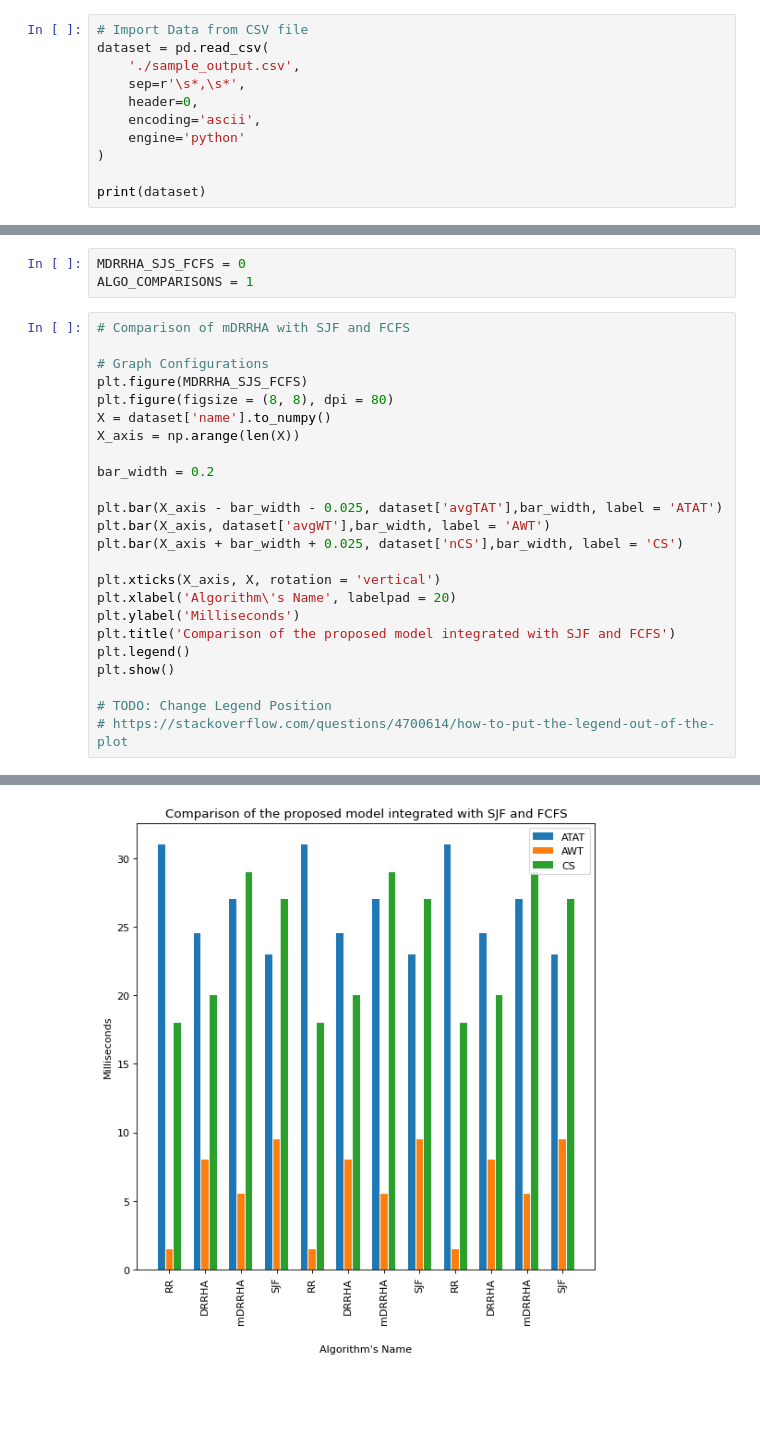
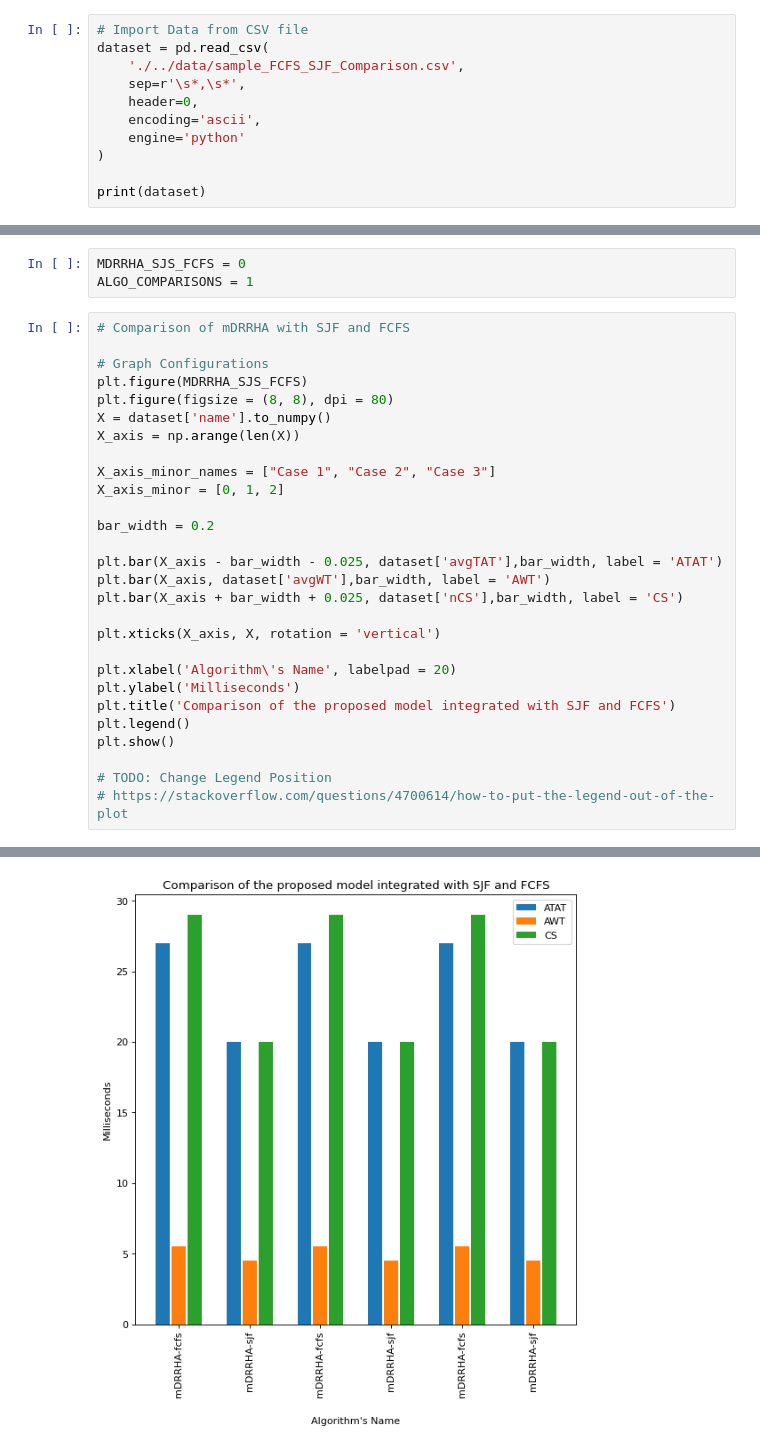
Before and after one commit to Bhaikko/mdrrha, a Jupyter notebook: src/graph_handler.ipynb, the cells around one changed output, grey strips where cells are left out. Cells and saved outputs as stored; diff of their text form; blank space fills up the shorter version.

```diff
--- a/src/graph_handler.ipynb
+++ b/src/graph_handler.ipynb
@@ -8,7 +8,7 @@ import matplotlib.pyplot as plt
 # %%
 # Import Data from CSV file
 dataset = pd.read_csv(
-    './sample_output.csv',
+    './../data/sample_FCFS_SJF_Comparison.csv',
     sep=r'\s*,\s*',
     header=0,
     encoding='ascii',
@@ -36,27 +30,31 @@ ALGO_COMPARISONS = 1
 # %%
 # Comparison of mDRRHA with SJF and FCFS
 
 # Graph Configurations
 plt.figure(MDRRHA_SJS_FCFS)
 plt.figure(figsize = (8, 8), dpi = 80)
 X = dataset['name'].to_numpy()
 X_axis = np.arange(len(X))
 
+X_axis_minor_names = ["Case 1", "Case 2", "Case 3"]
+X_axis_minor = [0, 1, 2]
+
 bar_width = 0.2
 
 plt.bar(X_axis - bar_width - 0.025, dataset['avgTAT'],bar_width, label = 'ATAT')
 plt.bar(X_axis, dataset['avgWT'],bar_width, label = 'AWT')
 plt.bar(X_axis + bar_width + 0.025, dataset['nCS'],bar_width, label = 'CS')
 
 plt.xticks(X_axis, X, rotation = 'vertical')
+
 plt.xlabel('Algorithm\'s Name', labelpad = 20)
 plt.ylabel('Milliseconds')
 plt.title('Comparison of the proposed model integrated with SJF and FCFS')
 plt.legend()
 plt.show()
 
 # TODO: Change Legend Position
 # https://stackoverflow.com/questions/4700614/how-to-put-the-legend-out-of-the-plot
 # %% [output]
 <Figure size 432x288 with 0 Axes>
-[figure, old version]
+[figure, new version]
```
Also changed, not shown: parts of 3 cells of this notebook, 3 other files.
